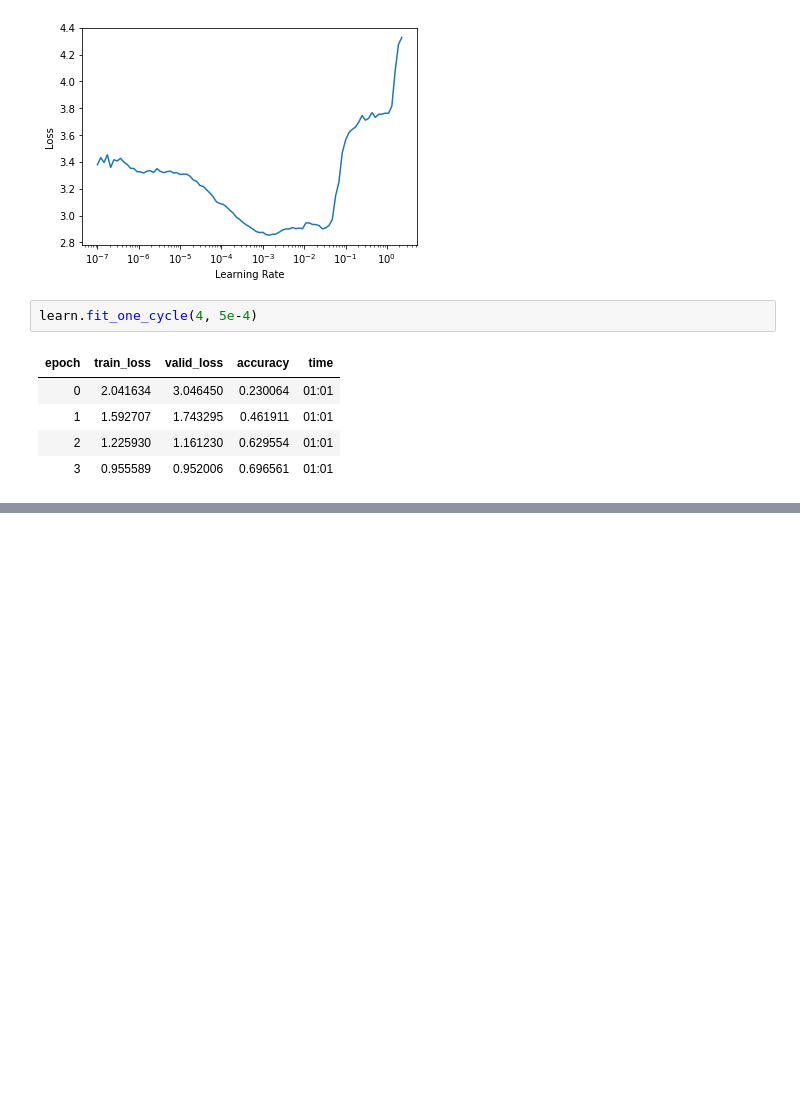
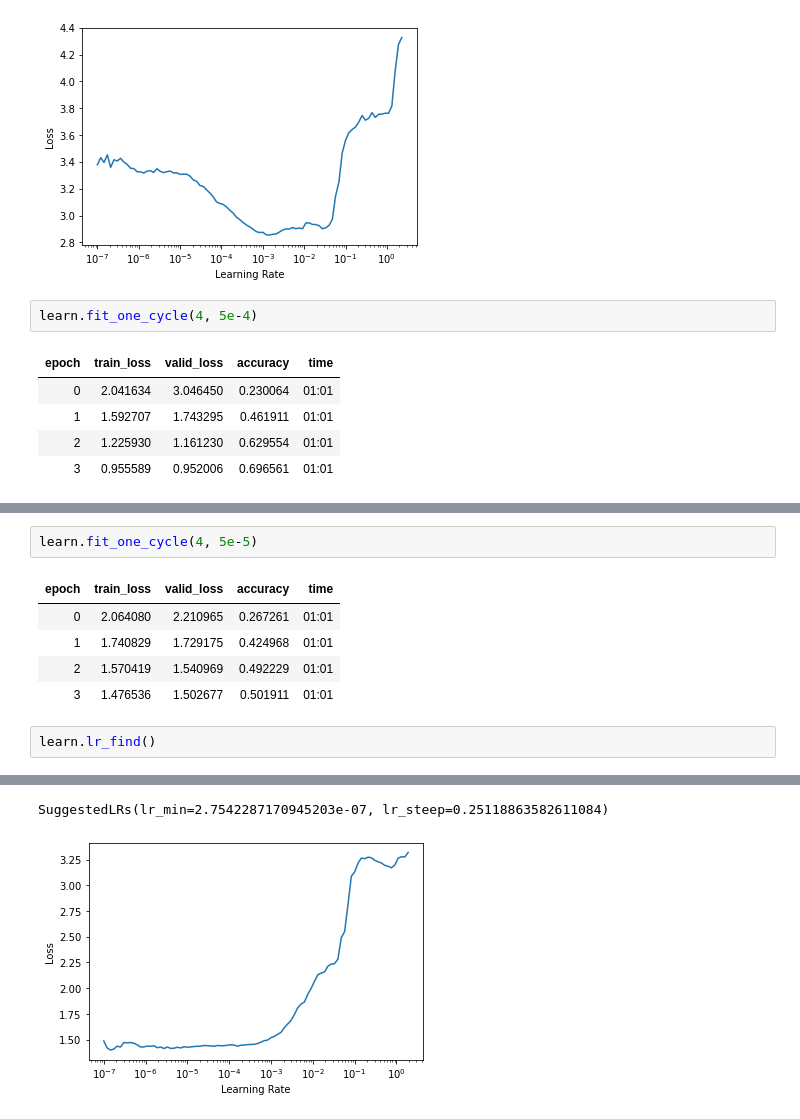
Before and after one commit to m0sys/retinanet-from-torch, a Jupyter notebook: notebooks/15_train_resnet_on_imagenette.ipynb, the cells around one changed output, grey strips where cells are left out. Drawn from its saved outputs; the diff is of its cells as text; blank space fills up the shorter version.

```diff
--- a/notebooks/15_train_resnet_on_imagenette.ipynb
+++ b/notebooks/15_train_resnet_on_imagenette.ipynb
@@ -246,0 +257,11 @@ learn.fit_one_cycle(4, 5e-4)
+# %%
+learn.fit_one_cycle(4, 5e-5)
+# %% [output]
+| epoch | train_loss | valid_loss | accuracy | time |
+| 0 | 2.064080 | 2.210965 | 0.267261 | 01:01 |
+| 1 | 1.740829 | 1.729175 | 0.424968 | 01:01 |
+| 2 | 1.570419 | 1.540969 | 0.492229 | 01:01 |
+| 3 | 1.476536 | 1.502677 | 0.501911 | 01:01 |
+# %%
+learn.lr_find()
+# %% [output]
@@ -246,0 +269,2 @@ learn.fit_one_cycle(4, 5e-4)
+SuggestedLRs(lr_min=2.7542287170945203e-07, lr_steep=0.25118863582611084)
+[figure, added]
```
Also changed, not shown: parts of 21 cells of this notebook, 1 other file.
